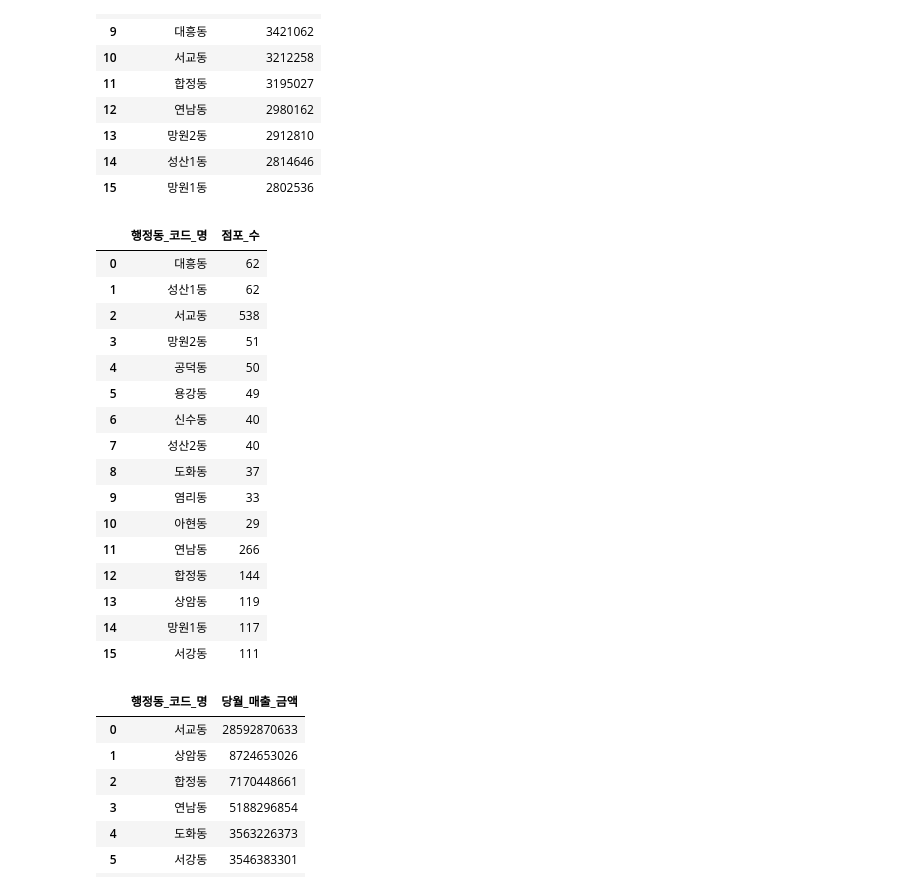
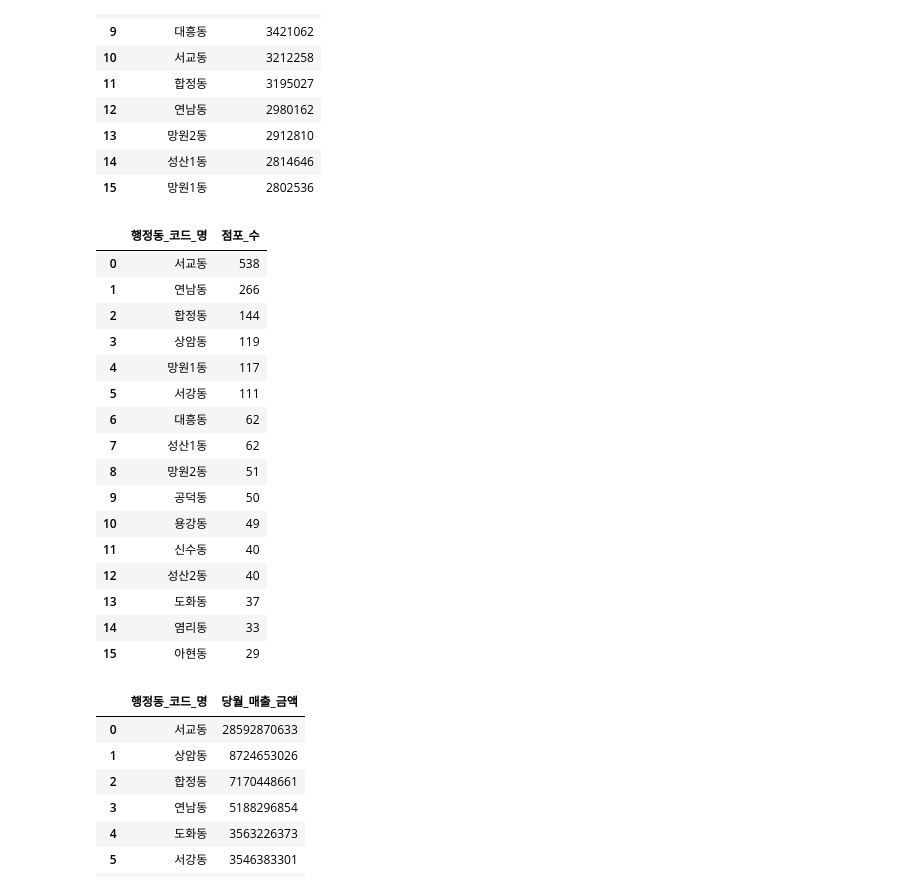
Before and after one commit to marksmylife/TIL, a Jupyter notebook: Project/공공 데이터 기반의 카페 입지 전략 분석/Bigdata_code.ipynb, the cells around one changed output. Cells and saved outputs as stored; diff of their text form; code cells hidden in the pictures.

```diff
--- a/Project/공공 데이터 기반의 카페 입지 전략 분석/Bigdata_code.ipynb
+++ b/Project/공공 데이터 기반의 카페 입지 전략 분석/Bigdata_code.ipynb
@@ -59,9 +59,7 @@ df_list = []
 
 # 각 파일명에 대해 반복
 for file_name in file_names:
-
     # 파일 경로 생성 및 데이터 불러오기
-#     df = pd.read_csv(f'/content/drive/MyDrive/Bigdata_project/data/{file_name}', dtype=str, encoding='CP949') #코랩용
     df = pd.read_csv(f'./data/{file_name}', dtype=str, encoding='CP949')
 
     # '행정동_코드'가 '1144'로 시작하는 행 필터링
@@ -71,10 +69,14 @@ for file_name in file_names:
     if '기준_년분기_코드' in df.columns:
         filtered_df = filtered_df[filtered_df['기준_년분기_코드'] == '20232']
 
+    # '점포-행정동' 또는 '추정매출-행정동' 파일인 경우 '커피-음료' 업종으로 필터링
+    if '점포-행정동' in file_name or '추정매출-행정동' in file_name:
+        filtered_df = filtered_df[filtered_df['서비스_업종_코드_명'] == '커피-음료']
+
     # 데이터프레임 리스트에 추가
     df_list.append(filtered_df)
 
-# 각 데이터프레임에 이름 할당 (dong_load, dong_pop, dong_consumption, dong_area, dong_store, dong_sales)
+# 각 데이터프레임에 이름 할당
 dong_load, dong_pop, dong_consumption, dong_store, dong_sales, dong_area = df_list
 
 # 데이터 엑셀로 출력
@@ -148,28 +174,29 @@ dong_consumption.head(20)
 | 14 | 성산1동 | 2814646 |
 | 15 | 망원1동 | 2802536 |
 # %%
+dong_store['점포_수'] = dong_store['점포_수'].astype('int64')
 dong_store = dong_store[dong_store['서비스_업종_코드_명'] == '커피-음료']
 dong_store = dong_store[['행정동_코드_명', '점포_수']].sort_values('점포_수', ascending=False).reset_index(drop=True)
 
 dong_store.head(20)
 # %% [output]
 |  | 행정동_코드_명 | 점포_수 |
-| 0 | 대흥동 | 62 |
-| 1 | 성산1동 | 62 |
-| 2 | 서교동 | 538 |
-| 3 | 망원2동 | 51 |
-| 4 | 공덕동 | 50 |
-| 5 | 용강동 | 49 |
-| 6 | 신수동 | 40 |
-| 7 | 성산2동 | 40 |
-| 8 | 도화동 | 37 |
-| 9 | 염리동 | 33 |
-| 10 | 아현동 | 29 |
-| 11 | 연남동 | 266 |
-| 12 | 합정동 | 144 |
-| 13 | 상암동 | 119 |
-| 14 | 망원1동 | 117 |
-| 15 | 서강동 | 111 |
+| 0 | 서교동 | 538 |
+| 1 | 연남동 | 266 |
+| 2 | 합정동 | 144 |
+| 3 | 상암동 | 119 |
+| 4 | 망원1동 | 117 |
+| 5 | 서강동 | 111 |
+| 6 | 대흥동 | 62 |
+| 7 | 성산1동 | 62 |
+| 8 | 망원2동 | 51 |
+| 9 | 공덕동 | 50 |
+| 10 | 용강동 | 49 |
+| 11 | 신수동 | 40 |
+| 12 | 성산2동 | 40 |
+| 13 | 도화동 | 37 |
+| 14 | 염리동 | 33 |
+| 15 | 아현동 | 29 |
 # %%
 dong_sales['당월_매출_금액'] = dong_sales['당월_매출_금액'].astype('int64')
 dong_sales = dong_sales[dong_sales['서비스_업종_코드_명'] == '커피-음료']
```
Also changed, not shown: parts of 30 cells of this notebook, 15 other files.
